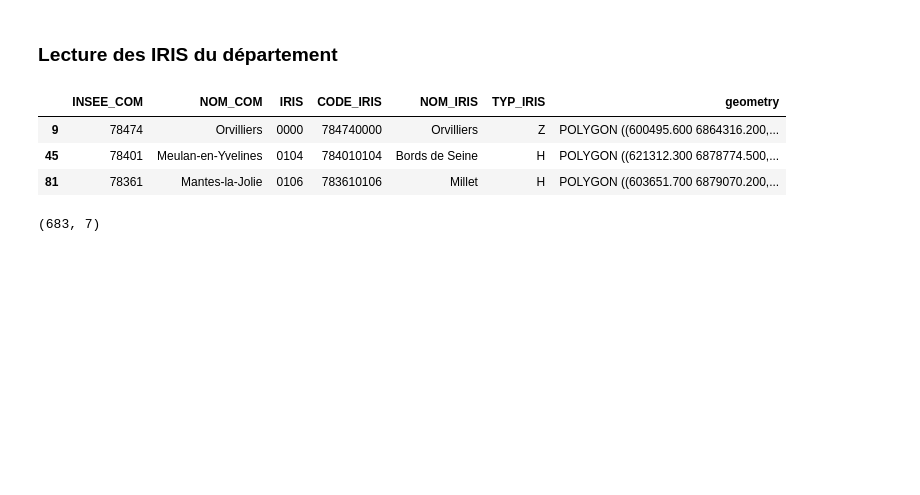
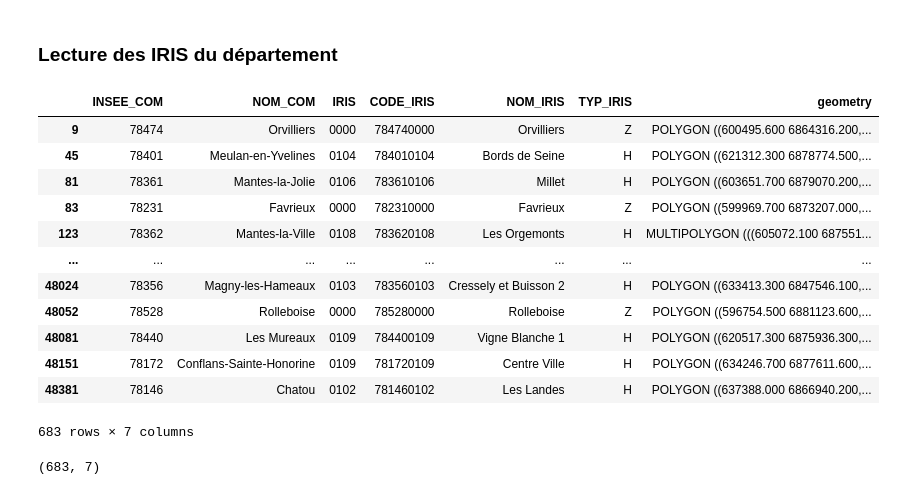
Before and after one commit to NicolasCaronPro/forecasting_models, a Jupyter notebook: cluster/located_features.ipynb, the cells around one changed output. Drawn from its saved outputs; the diff is of its cells as text; code cells hidden in the pictures; blank space fills up the shorter version.

```diff
--- a/cluster/located_features.ipynb
+++ b/cluster/located_features.ipynb
@@ -13,7 +13,8 @@ Voir : https://www.data.gouv.fr/fr/pages/donnees-geographiques/#:~:text=URL%3A%2
 # %% [markdown]
 ## Premières features
 # %%
-dir_geo = pathlib.Path() / 'data' / 'geolocalisation'
+#dir_geo = pathlib.Path() / 'data' / 'geolocalisation'
+dir_geo = pathlib.Path('../data/geolocalisation')
 DEPARTEMENT = '78'
 # %%
 df_geom = gpd.read_file(dir_geo / 'geometries' / 'geometries.gpkg')
@@ -35,12 +41,21 @@ geoiris.crs = "EPSG:2154"
 # %%
 geoiris = geoiris.loc[geoiris.INSEE_COM.str.startswith(DEPARTEMENT)]
 # %%
-geoiris.head(3)
+geoiris
 # %% [output]
 |  | INSEE_COM | NOM_COM | IRIS | CODE_IRIS | NOM_IRIS | TYP_IRIS | geometry |
 | 9 | 78474 | Orvilliers | 0000 | 784740000 | Orvilliers | Z | POLYGON ((600495.600 6864316.200,... |
 | 45 | 78401 | Meulan-en-Yvelines | 0104 | 784010104 | Bords de Seine | H | POLYGON ((621312.300 6878774.500,... |
 | 81 | 78361 | Mantes-la-Jolie | 0106 | 783610106 | Millet | H | POLYGON ((603651.700 6879070.200,... |
+| 83 | 78231 | Favrieux | 0000 | 782310000 | Favrieux | Z | POLYGON ((599969.700 6873207.000,... |
+| 123 | 78362 | Mantes-la-Ville | 0108 | 783620108 | Les Orgemonts | H | MULTIPOLYGON (((605072.100 687551... |
+| ... | ... | ... | ... | ... | ... | ... | ... |
+| 48024 | 78356 | Magny-les-Hameaux | 0103 | 783560103 | Cressely et Buisson 2 | H | POLYGON ((633413.300 6847546.100,... |
+| 48052 | 78528 | Rolleboise | 0000 | 785280000 | Rolleboise | Z | POLYGON ((596754.500 6881123.600,... |
+| 48081 | 78440 | Les Mureaux | 0109 | 784400109 | Vigne Blanche 1 | H | POLYGON ((620517.300 6875936.300,... |
+| 48151 | 78172 | Conflans-Sainte-Honorine | 0109 | 781720109 | Centre Ville | H | POLYGON ((634246.700 6877611.600,... |
+| 48381 | 78146 | Chatou | 0102 | 781460102 | Les Landes | H | POLYGON ((637388.000 6866940.200,... |
+683 rows × 7 columns
 # %%
 geoiris.shape
 # %% [output]
```
Also changed, not shown: parts of 3 cells of this notebook, 4 other files.
